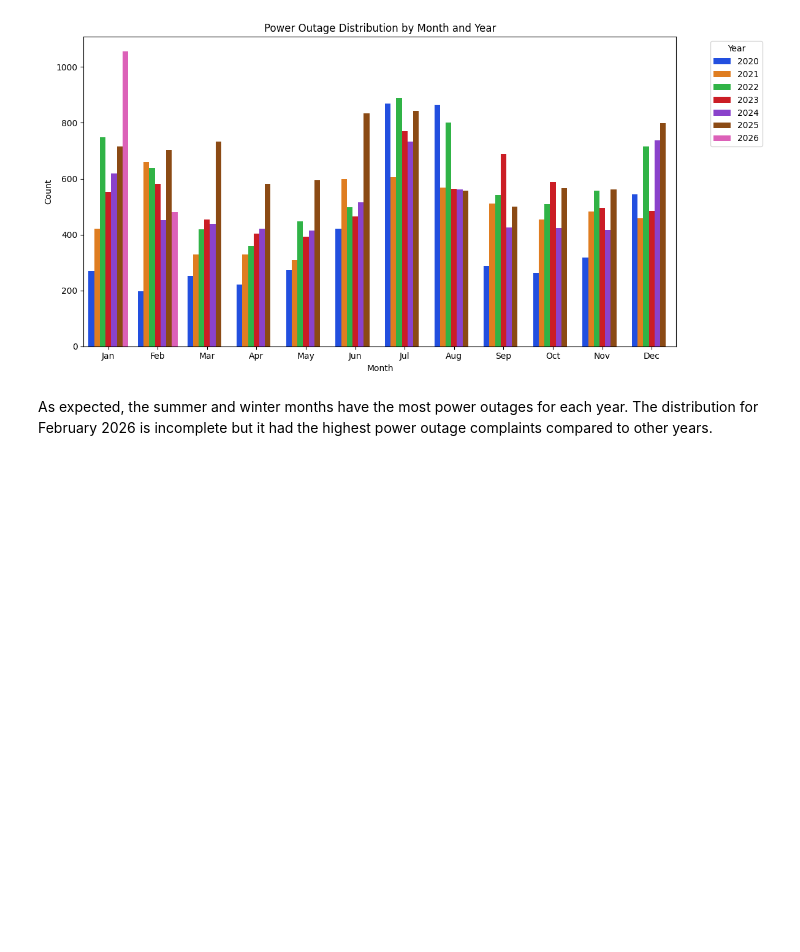
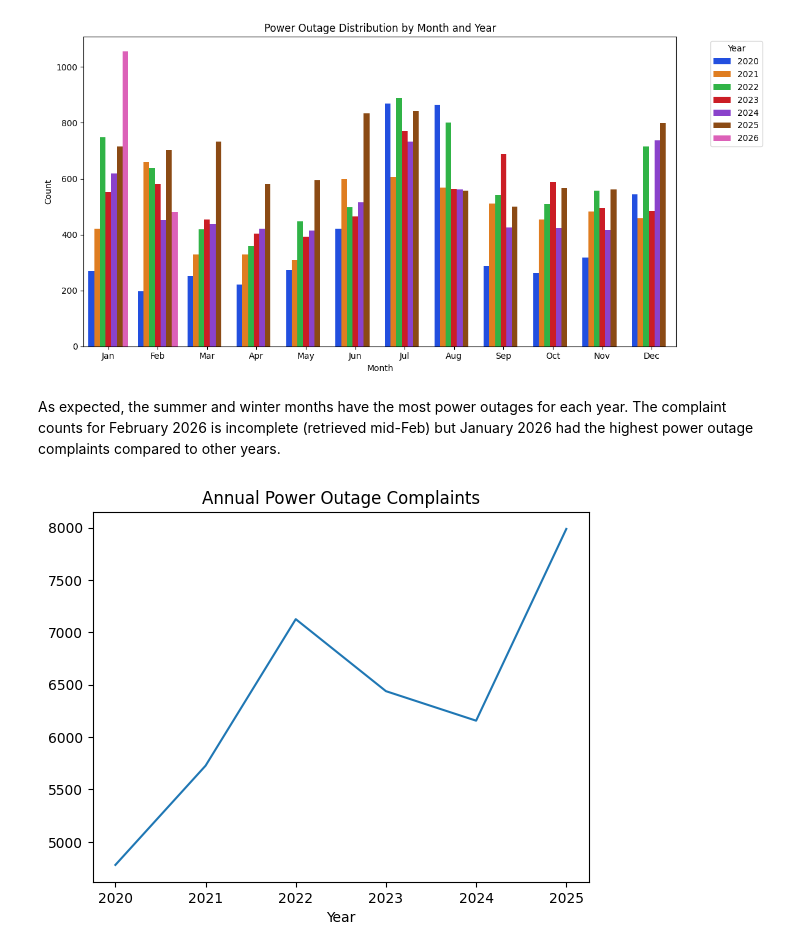
Before and after one commit to KimSilvaA/nyc-311-power-outages, a Jupyter notebook: notebooks/01_eda.ipynb, the cells around one changed output. Cells and saved outputs as stored; diff of their text form; code cells hidden in the pictures; blank space fills up the shorter version.

```diff
--- a/notebooks/01_eda.ipynb
+++ b/notebooks/01_eda.ipynb
@@ -96,4 +107,13 @@ plot_month_distribution(df)
 # %% [output]
 [figure]
 # %% [markdown]
-As expected, the summer and winter months have the most power outages for each year. The distribution for February 2026 is incomplete but it had the highest power outage complaints compared to other years.
+As expected, the summer and winter months have the most power outages for each year. The complaint counts for February 2026 is incomplete (retrieved mid-Feb) but January 2026 had the highest power outage complaints compared to other years.
+# %%
+subset_df = df[~df.created_date.dt.year.eq(2026)]
+yearly_counts = subset_df['created_date'].dt.year.value_counts().sort_index()
+yearly_counts.plot(kind='line')
+plt.title("Annual Power Outage Complaints")
+plt.xlabel("Year")
+plt.show()
+# %% [output]
+[figure, added]
```
Also changed, not shown: parts of 2 cells of this notebook, 18 other files.
